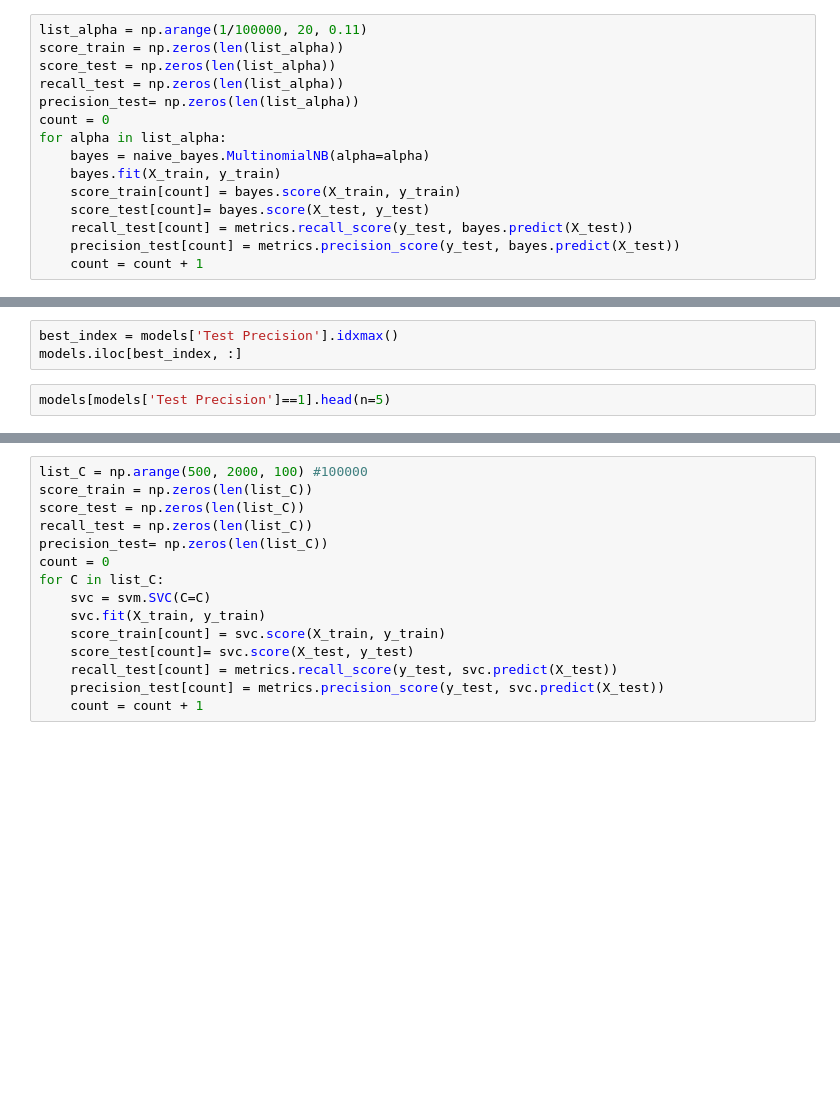
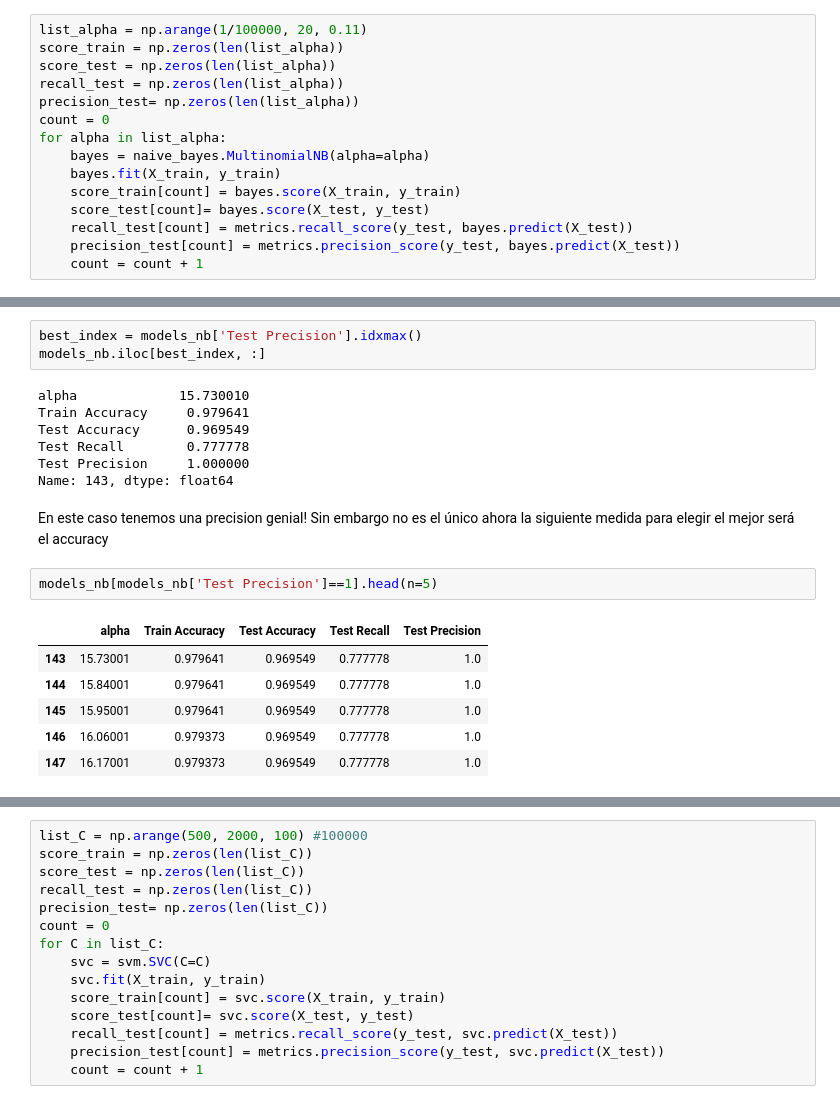
Before and after one commit to navi931/SpamDetector-Data-Mining-, a Jupyter notebook: SpamDetector.ipynb, the cells around one changed output, grey strips where cells are left out. Cells and saved outputs as stored; diff of their text form; blank space fills up the shorter version.

```diff
--- a/SpamDetector.ipynb
+++ b/SpamDetector.ipynb
@@ -111,5 +144,22 @@ models.head(n=10)
 # %%
-best_index = models['Test Precision'].idxmax()
-models.iloc[best_index, :]
+best_index = models_nb['Test Precision'].idxmax()
+models_nb.iloc[best_index, :]
+# %% [output]
+alpha             15.730010
+Train Accuracy     0.979641
+Test Accuracy      0.969549
+Test Recall        0.777778
+Test Precision     1.000000
+Name: 143, dtype: float64
+# %% [markdown]
+En este caso tenemos una precision genial!
+Sin embargo no es el único ahora la siguiente medida para elegir el mejor será el accuracy
 # %%
-models[models['Test Precision']==1].head(n=5)
+models_nb[models_nb['Test Precision']==1].head(n=5)
+# %% [output]
+|  | alpha | Train Accuracy | Test Accuracy | Test Recall | Test Precision |
+| 143 | 15.73001 | 0.979641 | 0.969549 | 0.777778 | 1.0 |
+| 144 | 15.84001 | 0.979641 | 0.969549 | 0.777778 | 1.0 |
+| 145 | 15.95001 | 0.979641 | 0.969549 | 0.777778 | 1.0 |
+| 146 | 16.06001 | 0.979373 | 0.969549 | 0.777778 | 1.0 |
+| 147 | 16.17001 | 0.979373 | 0.969549 | 0.777778 | 1.0 |
```
Also changed, not shown: parts of 27 cells of this notebook.
